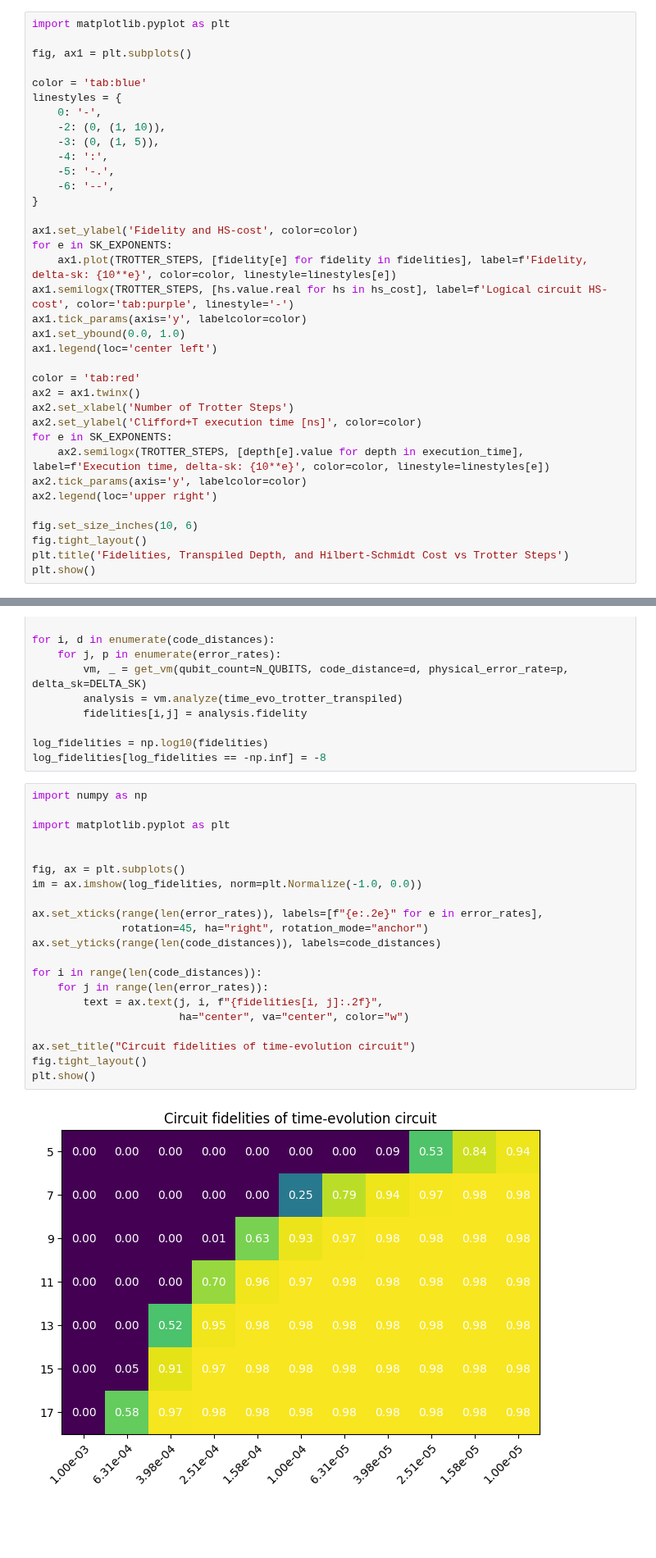
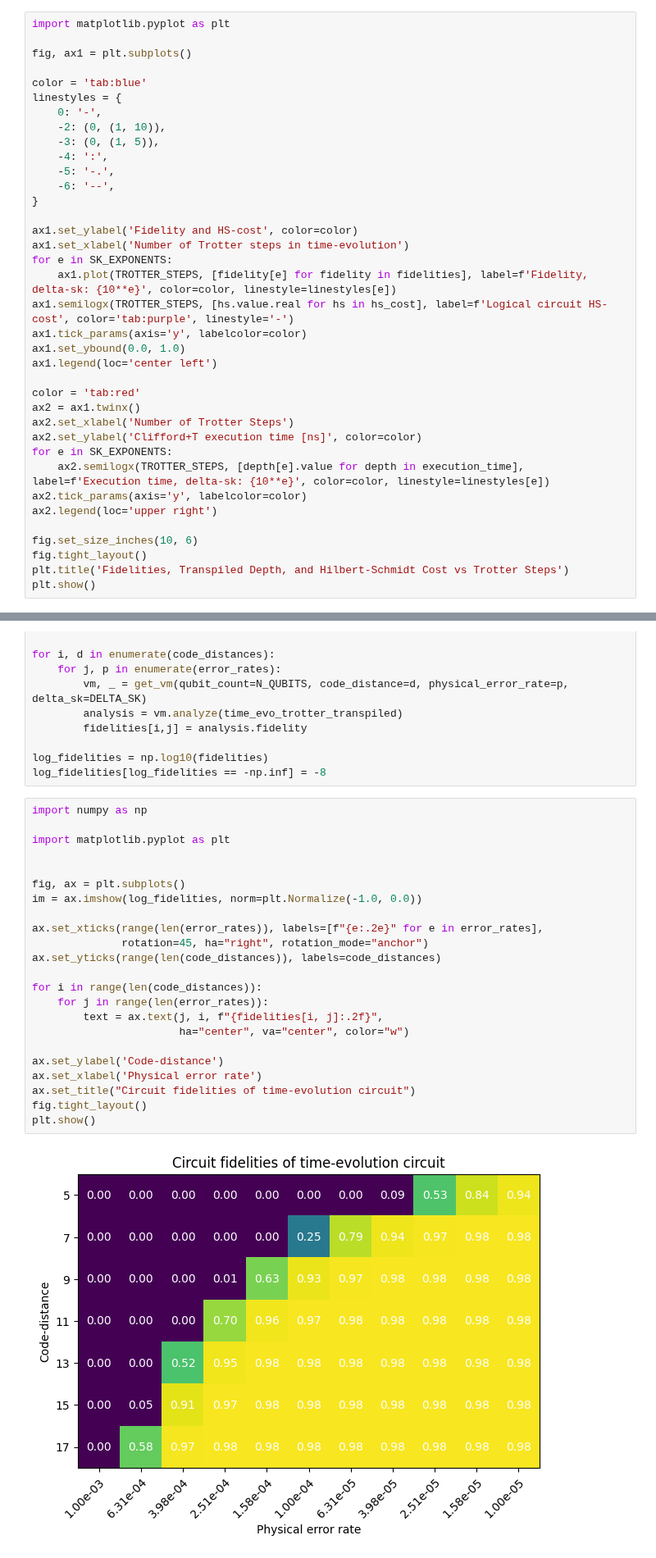
Before and after one commit to QunaSys/quri-parts, a Jupyter notebook: quri_sdk_notebooks/examples/0_quri-algo-vm/4_surface_code/4_surface_code.ipynb, the cells around one changed output, grey strips where cells are left out. Shown at 82% size. Drawn from its saved outputs; the diff is of its cells as text; blank space fills up the shorter version.

```diff
--- a/quri_sdk_notebooks/examples/0_quri-algo-vm/4_surface_code/4_surface_code.ipynb
+++ b/quri_sdk_notebooks/examples/0_quri-algo-vm/4_surface_code/4_surface_code.ipynb
@@ -165,6 +165,7 @@ linestyles = {
 }
 
 ax1.set_ylabel('Fidelity and HS-cost', color=color)
+ax1.set_xlabel('Number of Trotter steps in time-evolution')
 for e in SK_EXPONENTS:
     ax1.plot(TROTTER_STEPS, [fidelity[e] for fidelity in fidelities], label=f'Fidelity, delta-sk: {10**e}', color=color, linestyle=linestyles[e])
 ax1.semilogx(TROTTER_STEPS, [hs.value.real for hs in hs_cost], label=f'Logical circuit HS-cost', color='tab:purple', linestyle='-')
@@ -244,26 +245,28 @@ log_fidelities[log_fidelities == -np.inf] = -8
 # %%
 import numpy as np
 
 import matplotlib.pyplot as plt
 
 
 fig, ax = plt.subplots()
 im = ax.imshow(log_fidelities, norm=plt.Normalize(-1.0, 0.0))
 
 ax.set_xticks(range(len(error_rates)), labels=[f"{e:.2e}" for e in error_rates],
               rotation=45, ha="right", rotation_mode="anchor")
 ax.set_yticks(range(len(code_distances)), labels=code_distances)
 
 for i in range(len(code_distances)):
     for j in range(len(error_rates)):
         text = ax.text(j, i, f"{fidelities[i, j]:.2f}",
                        ha="center", va="center", color="w")
 
+ax.set_ylabel('Code-distance')
+ax.set_xlabel('Physical error rate')
 ax.set_title("Circuit fidelities of time-evolution circuit")
 fig.tight_layout()
 plt.show()
 # %% [output]
-[figure, old version]
+[figure, new version]
 # %% [markdown]
 Clearly there is a sharp transition between low and high fidelity circuit evaluation. The general tendency for QEC is that given some circuit to be executed, the architecture either supports it well or not at all. The remaining error that limits the fidelity to 0.98 comes from the SK decomposition error.
 
```
Also changed, not shown: parts of 2 cells of this notebook.
